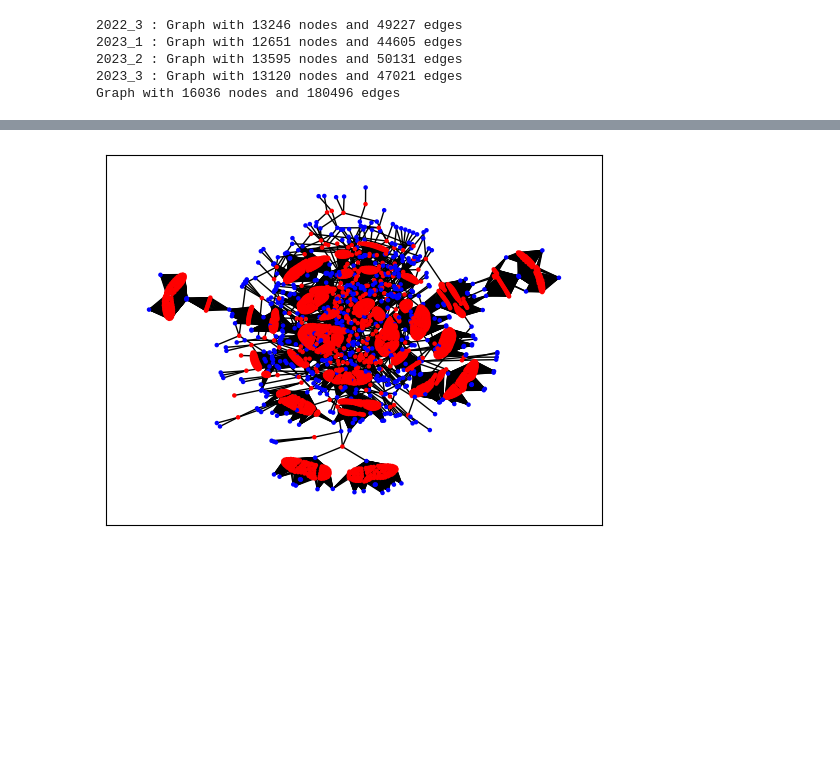
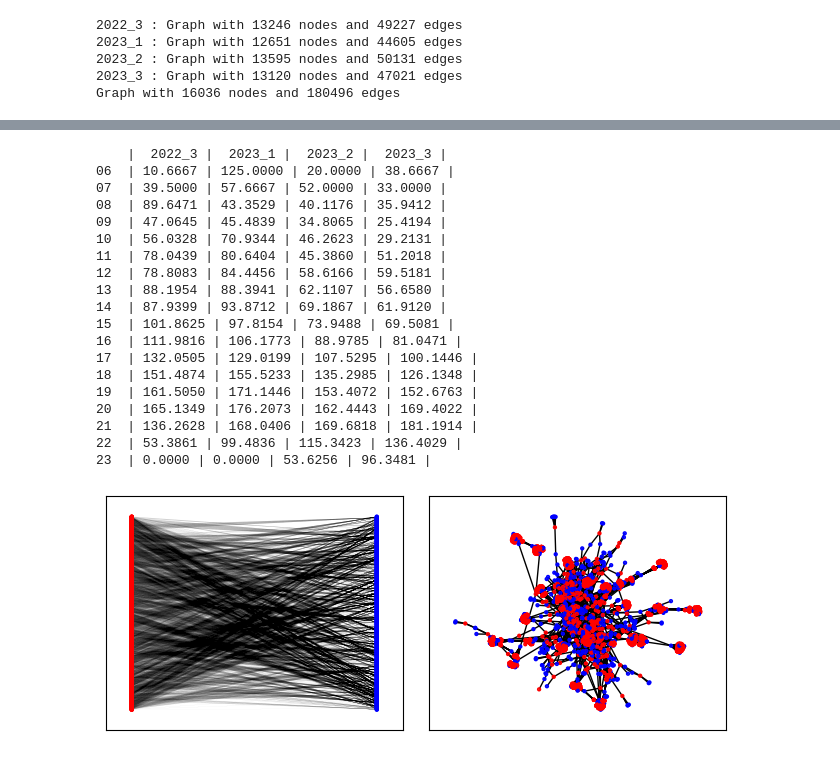
Before and after one commit to FabrizioRP/Projeto_CR, a Jupyter notebook: Main.ipynb, the cells around one changed output, grey strips where cells are left out. Saved outputs shown, nothing was run; the diff lists cells and outputs as text; code cells hidden in the pictures; blank space fills up the shorter version.

```diff
--- a/Main.ipynb
+++ b/Main.ipynb
@@ -275,7 +298,7 @@ for k in quads:
     grafos_por_quad[k] = nx.Graph()
 
     for i in b:
-        grafos_por_quad[k].add_node((str)(i[0]), bipartite = 0)
+        grafos_por_quad[k].add_node((str)(i[0]), bipartite = 0, ano_de_ingresso=ano((str)(i[0][0])))
         grafos_por_quad[k].add_node((str)(i[1]), bipartite = 1)
         grafos_por_quad[k].add_edge((str)(i[0]), (str)(i[1]))
 
@@ -300,7 +323,8 @@ for i in lis: # esses pesos estão estranhos.
         auxiliar_grafo_geral[k]+= 1
 
 for i in list(auxiliar_grafo_geral.items()):
-    grafo_global.add_node((str)(i[0][0]), bipartite = 0)
+
+    grafo_global.add_node((str)(i[0][0]), bipartite = 0, ano_de_ingresso=ano((str)(i[0][0])))
     grafo_global.add_node((str)(i[0][1]), bipartite = 1)
     grafo_global.add_edge((str)(i[0][0]), (str)(i[0][1]), weight=i[1])
 
@@ -320,32 +442,98 @@ print(grafo_global.nodes)
+# %%
+# tabela RAs de anos diferentes
+print("    |", end="")
+
+for i in quads:
+    print("  {} |".format(i), end="")
+
+print()
+
+for i in ingressantes_diferentes:
+    print(i, end="  | ")
+    for j in ingressantes_diferentes[i]:
+        print("{:.4f} | ".format(ingressantes_diferentes[i][j]), end="")
+    print()
+# %% [output]
+    |  2022_3 |  2023_1 |  2023_2 |  2023_3 |
+06  | 10.6667 | 125.0000 | 20.0000 | 38.6667 |
+07  | 39.5000 | 57.6667 | 52.0000 | 33.0000 |
+08  | 89.6471 | 43.3529 | 40.1176 | 35.9412 |
+09  | 47.0645 | 45.4839 | 34.8065 | 25.4194 |
+10  | 56.0328 | 70.9344 | 46.2623 | 29.2131 |
+11  | 78.0439 | 80.6404 | 45.3860 | 51.2018 |
+12  | 78.8083 | 84.4456 | 58.6166 | 59.5181 |
+13  | 88.1954 | 88.3941 | 62.1107 | 56.6580 |
+14  | 87.9399 | 93.8712 | 69.1867 | 61.9120 |
+15  | 101.8625 | 97.8154 | 73.9488 | 69.5081 |
+16  | 111.9816 | 106.1773 | 88.9785 | 81.0471 |
+17  | 132.0505 | 129.0199 | 107.5295 | 100.1446 |
+18  | 151.4874 | 155.5233 | 135.2985 | 126.1348 |
+19  | 161.5050 | 171.1446 | 153.4072 | 152.6763 |
+20  | 165.1349 | 176.2073 | 162.4443 | 169.4022 |
+21  | 136.2628 | 168.0406 | 169.6818 | 181.1914 |
+22  | 53.3861 | 99.4836 | 115.3423 | 136.4029 |
+23  | 0.0000 | 0.0000 | 53.6256 | 96.3481 |
 # %%
+# plotando os grafos dos bixos de 22 de exemplo
+fig = plt.figure("a", figsize=(8, 8))
+
+axgrid = fig.add_gridspec(5, 4)
+
+ax1 = fig.add_subplot(axgrid[3:, :2])
+ax2 = fig.add_subplot(axgrid[3:, 2:])
+
 arestas_bixos_22 = []
+bixos_22 = []
+turmas_22 = []
 
 for i in grafos_por_quad["2022_3"].edges():
     if "112022" in i[0] or "112022" in i[1]: arestas_bixos_22.append(i)
+    if "112022" in i[0]: bixos_22.append(i[0])
+    else: turmas_22.append(i[0])
+
+    if "112022" in i[1]: bixos_22.append(i[1])
+    else: turmas_22.append(i[1])
 
 te = nx.edge_subgraph(grafos_por_quad["2022_3"], arestas_bixos_22)
 
 color = []
 
 k = nx.get_node_attributes(te, "bipartite")
 
 for i in k:
     if k[i] == 0:
         color.append("#ff0000")
     else:
         color.append("#0000ff")
 
 args = {
     "G":te,
-    "node_size":20,
+    "node_size":5,
     "node_shape":".",
     "node_color":color,
     "with_labels":False,
     "arrows":False,
-    "pos":nx.kamada_kawai_layout(te)
+    "pos":nx.bipartite_layout(te, bixos_22, align="vertical"),
+    "width":0.01,
+    "ax":ax1,
+    "linewidths":2
+}
+
+args2 = {
+    "G":te,
+    "node_size":5,
+    "node_shape":".",
+    "node_color":color,
+    "with_labels":False,
+    "arrows":False,
+    #"pos":nx.bipartite_layout(te, bixos_22, align="horizontal", ax=ax1),
+    "width":1,
+    "ax":ax2,
+    "linewidths":2
 }
 
 nx.draw_networkx(**args)
-plt.savefig("test.svg")
+nx.draw_networkx(**args2)
+# plt.savefig("test.pdf") # não ta funfando direito
 # %% [output]
-[figure, old version]
+[figure, new version]
```
Also changed, not shown: parts of 24 cells of this notebook, 4 other files.
